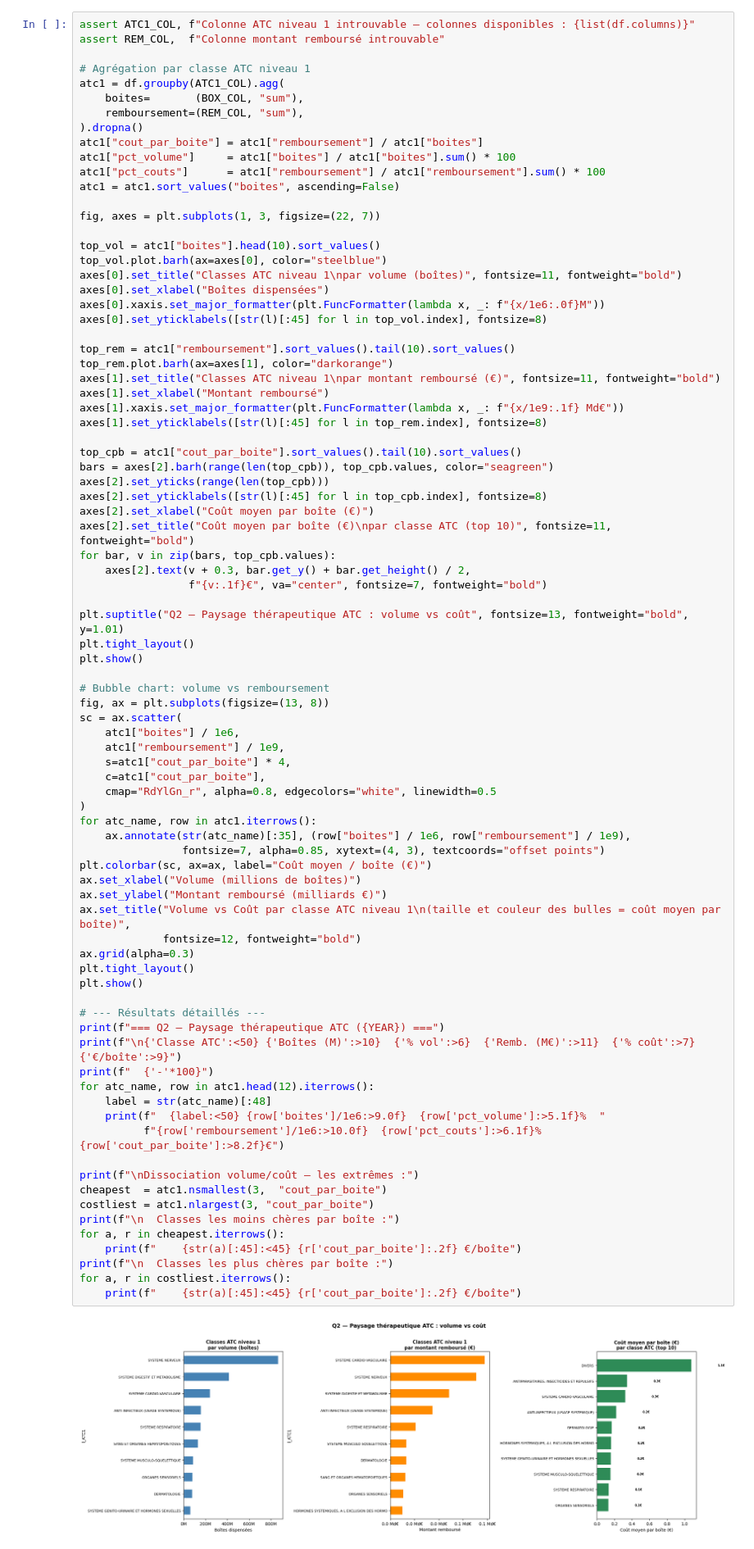
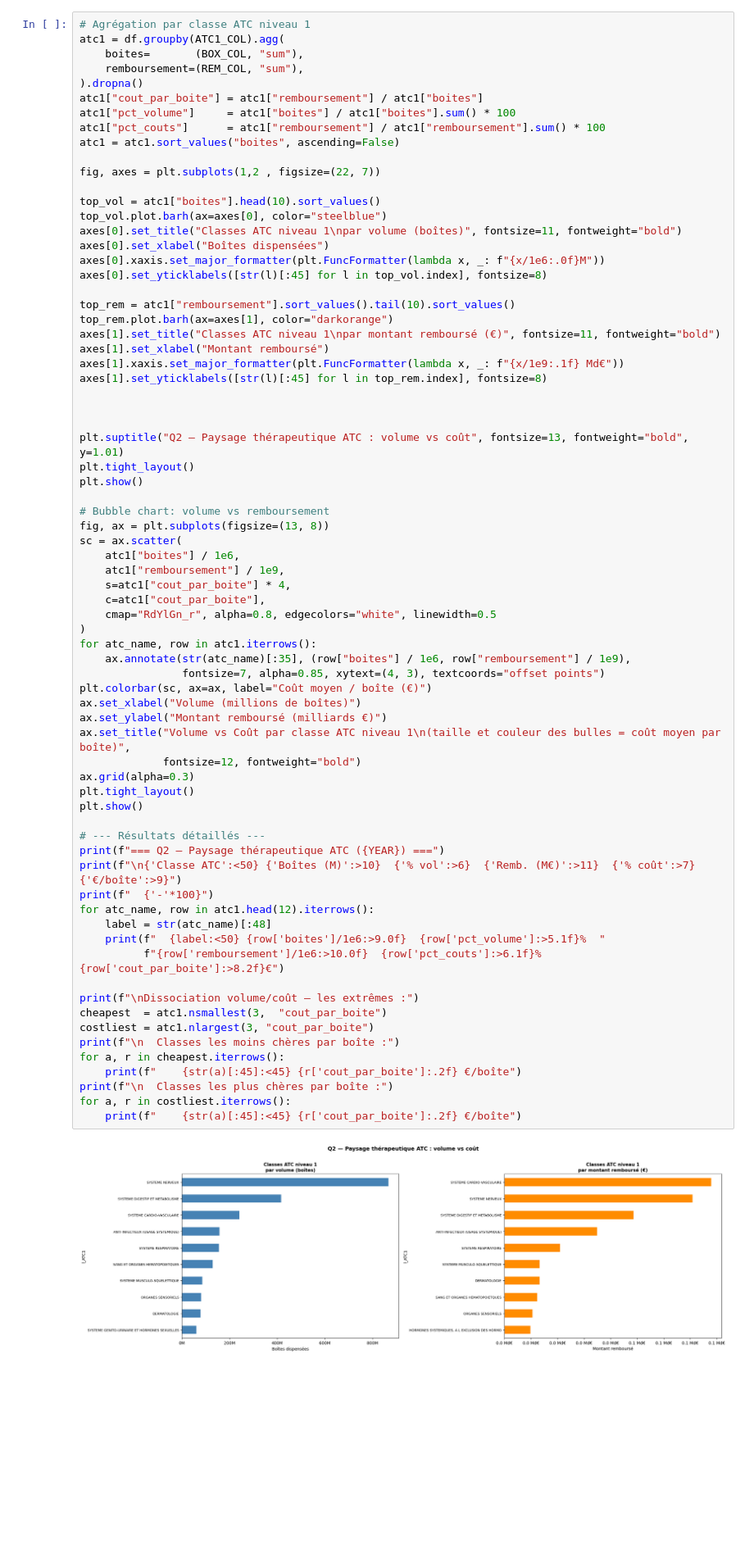
Before and after one commit to redouane-b/pharma-data-hub-france, a Jupyter notebook: analysis/notebooks/03_open_medic.ipynb, the cells around one changed output. Shown at 82% size. Drawn from its saved outputs; the diff is of its cells as text; blank space fills up the shorter version.

```diff
--- a/analysis/notebooks/03_open_medic.ipynb
+++ b/analysis/notebooks/03_open_medic.ipynb
@@ -419,9 +442,6 @@ dissociation fondamentale entre **volumes** (les classes qui prescrivent le plus
 classes qui consomment le plus de budget Assurance Maladie). Cette dissociation est au cœur des enjeux
 de régulation pharmaceutique.
 # %%
-assert ATC1_COL, f"Colonne ATC niveau 1 introuvable — colonnes disponibles : {list(df.columns)}"
-assert REM_COL,  f"Colonne montant remboursé introuvable"
-
 # Agrégation par classe ATC niveau 1
 atc1 = df.groupby(ATC1_COL).agg(
     boites=       (BOX_COL, "sum"),
@@ -432,7 +452,7 @@ atc1["pct_volume"]     = atc1["boites"] / atc1["boites"].sum() * 100
 atc1["pct_couts"]      = atc1["remboursement"] / atc1["remboursement"].sum() * 100
 atc1 = atc1.sort_values("boites", ascending=False)
 
-fig, axes = plt.subplots(1, 3, figsize=(22, 7))
+fig, axes = plt.subplots(1,2 , figsize=(22, 7))
 
 top_vol = atc1["boites"].head(10).sort_values()
 top_vol.plot.barh(ax=axes[0], color="steelblue")
@@ -448,15 +468,7 @@ axes[1].set_xlabel("Montant remboursé")
 axes[1].xaxis.set_major_formatter(plt.FuncFormatter(lambda x, _: f"{x/1e9:.1f} Md€"))
 axes[1].set_yticklabels([str(l)[:45] for l in top_rem.index], fontsize=8)
 
-top_cpb = atc1["cout_par_boite"].sort_values().tail(10).sort_values()
-bars = axes[2].barh(range(len(top_cpb)), top_cpb.values, color="seagreen")
-axes[2].set_yticks(range(len(top_cpb)))
-axes[2].set_yticklabels([str(l)[:45] for l in top_cpb.index], fontsize=8)
-axes[2].set_xlabel("Coût moyen par boîte (€)")
-axes[2].set_title("Coût moyen par boîte (€)\npar classe ATC (top 10)", fontsize=11, fontweight="bold")
-for bar, v in zip(bars, top_cpb.values):
-    axes[2].text(v + 0.3, bar.get_y() + bar.get_height() / 2,
-                 f"{v:.1f}€", va="center", fontsize=7, fontweight="bold")
+
 
 plt.suptitle("Q2 — Paysage thérapeutique ATC : volume vs coût", fontsize=13, fontweight="bold", y=1.01)
 plt.tight_layout()
@@ -475,34 +487,34 @@ for atc_name, row in atc1.iterrows():
     ax.annotate(str(atc_name)[:35], (row["boites"] / 1e6, row["remboursement"] / 1e9),
                 fontsize=7, alpha=0.85, xytext=(4, 3), textcoords="offset points")
 plt.colorbar(sc, ax=ax, label="Coût moyen / boîte (€)")
 ax.set_xlabel("Volume (millions de boîtes)")
 ax.set_ylabel("Montant remboursé (milliards €)")
 ax.set_title("Volume vs Coût par classe ATC niveau 1\n(taille et couleur des bulles = coût moyen par boîte)",
              fontsize=12, fontweight="bold")
 ax.grid(alpha=0.3)
 plt.tight_layout()
 plt.show()
 
 # --- Résultats détaillés ---
 print(f"=== Q2 — Paysage thérapeutique ATC ({YEAR}) ===")
 print(f"\n{'Classe ATC':<50} {'Boîtes (M)':>10}  {'% vol':>6}  {'Remb. (M€)':>11}  {'% coût':>7}  {'€/boîte':>9}")
 print(f"  {'-'*100}")
 for atc_name, row in atc1.head(12).iterrows():
     label = str(atc_name)[:48]
     print(f"  {label:<50} {row['boites']/1e6:>9.0f}  {row['pct_volume']:>5.1f}%  "
           f"{row['remboursement']/1e6:>10.0f}  {row['pct_couts']:>6.1f}%  {row['cout_par_boite']:>8.2f}€")
 
 print(f"\nDissociation volume/coût — les extrêmes :")
 cheapest  = atc1.nsmallest(3,  "cout_par_boite")
 costliest = atc1.nlargest(3, "cout_par_boite")
 print(f"\n  Classes les moins chères par boîte :")
 for a, r in cheapest.iterrows():
     print(f"    {str(a)[:45]:<45} {r['cout_par_boite']:.2f} €/boîte")
 print(f"\n  Classes les plus chères par boîte :")
 for a, r in costliest.iterrows():
     print(f"    {str(a)[:45]:<45} {r['cout_par_boite']:.2f} €/boîte")
 # %% [output]
-[figure, old version]
+[figure, new version]
 [figure]
 === Q2 — Paysage thérapeutique ATC (2024) ===
 
```
Also changed, not shown: parts of 2 cells of this notebook, 8 other files.
